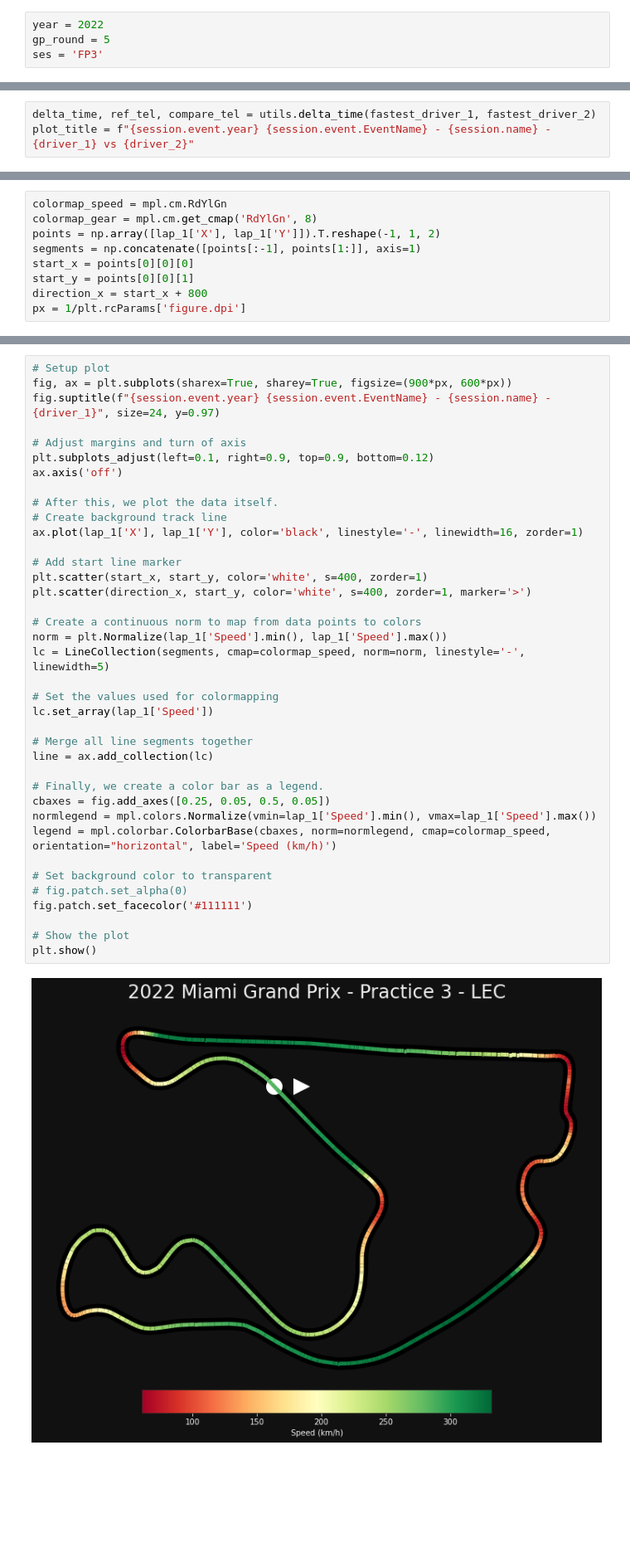
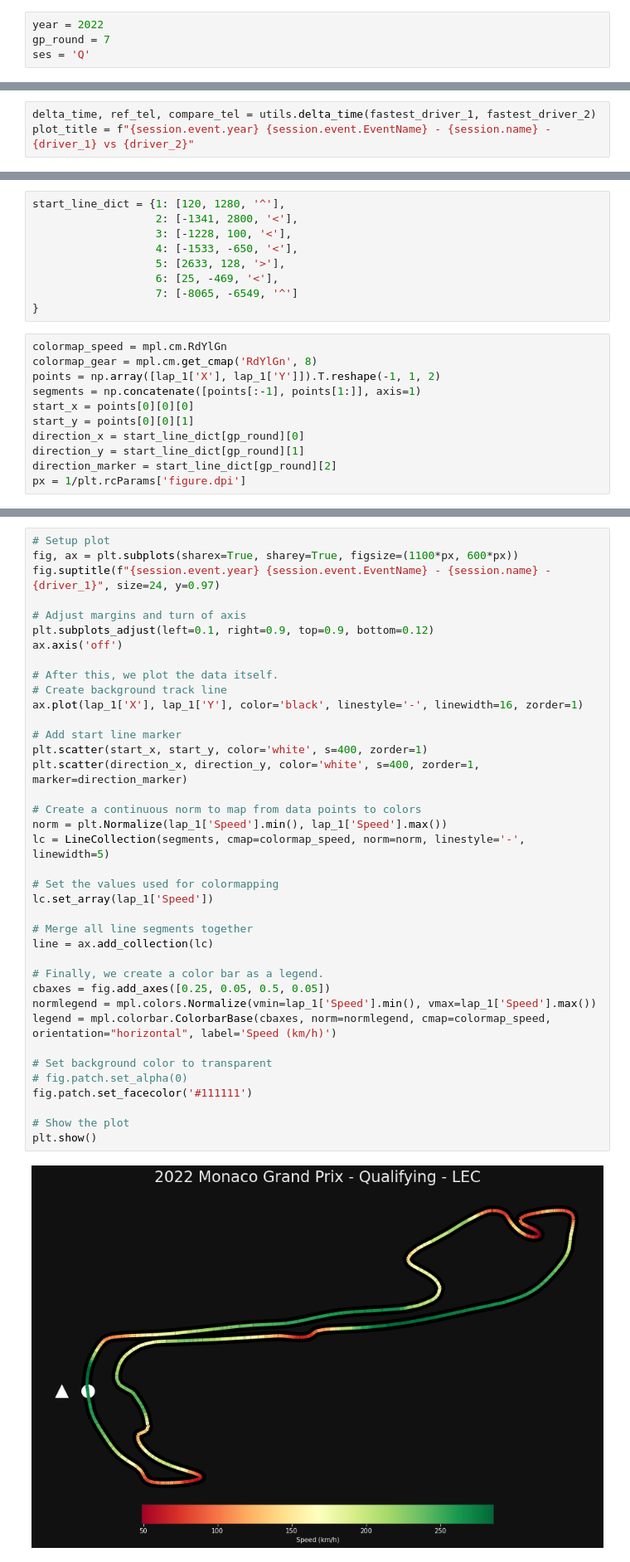
Before and after one commit to GuillaumeArp/Jedha_F1_Project, a Jupyter notebook: Guillaume/test_guillaume.ipynb, the cells around one changed output, grey strips where cells are left out. Shown at 83% size. Drawn from its saved outputs; the diff is of its cells as text; blank space fills up the shorter version.

```diff
--- a/Guillaume/test_guillaume.ipynb
+++ b/Guillaume/test_guillaume.ipynb
@@ -21,7 +19,7 @@ NotADirectoryError: Cache directory does not exist! Please check for typos or cr
 # %%
 year = 2022
-gp_round = 5
-ses = 'FP3'
+gp_round = 7
+ses = 'Q'
 # %%
 driver_1 = 'LEC'
 driver_2 = 'PER'
@@ -200,3 +198,12 @@ See Full Dataframe in Mito
+# %%
+start_line_dict = {1: [120, 1280, '^'],
+                   2: [-1341, 2800, '<'],
+                   3: [-1228, 100, '<'],
+                   4: [-1533, -650, '<'],
+                   5: [2633, 128, '>'],
+                   6: [25, -469, '<'],
+                   7: [-8065, -6549, '^']
+}
 # %%
 colormap_speed = mpl.cm.RdYlGn
 colormap_gear = mpl.cm.get_cmap('RdYlGn', 8)
@@ -204,5 +211,7 @@ points = np.array([lap_1['X'], lap_1['Y']]).T.reshape(-1, 1, 2)
 segments = np.concatenate([points[:-1], points[1:]], axis=1)
 start_x = points[0][0][0]
 start_y = points[0][0][1]
-direction_x = start_x + 800
+direction_x = start_line_dict[gp_round][0]
+direction_y = start_line_dict[gp_round][1]
+direction_marker = start_line_dict[gp_round][2]
 px = 1/plt.rcParams['figure.dpi']
@@ -213,6 +222,6 @@ direction_x
 # %%
 # Setup plot
-fig, ax = plt.subplots(sharex=True, sharey=True, figsize=(900*px, 600*px))
+fig, ax = plt.subplots(sharex=True, sharey=True, figsize=(1100*px, 600*px))
 fig.suptitle(f"{session.event.year} {session.event.EventName} - {session.name} - {driver_1}", size=24, y=0.97)
 
 # Adjust margins and turn of axis
@@ -221,34 +230,34 @@ ax.axis('off')
 
 # After this, we plot the data itself.
 # Create background track line
 ax.plot(lap_1['X'], lap_1['Y'], color='black', linestyle='-', linewidth=16, zorder=1)
 
 # Add start line marker
 plt.scatter(start_x, start_y, color='white', s=400, zorder=1)
-plt.scatter(direction_x, start_y, color='white', s=400, zorder=1, marker='>')
+plt.scatter(direction_x, direction_y, color='white', s=400, zorder=1, marker=direction_marker)
 
 # Create a continuous norm to map from data points to colors
 norm = plt.Normalize(lap_1['Speed'].min(), lap_1['Speed'].max())
 lc = LineCollection(segments, cmap=colormap_speed, norm=norm, linestyle='-', linewidth=5)
 
 # Set the values used for colormapping
 lc.set_array(lap_1['Speed'])
 
 # Merge all line segments together
 line = ax.add_collection(lc)
 
 # Finally, we create a color bar as a legend.
 cbaxes = fig.add_axes([0.25, 0.05, 0.5, 0.05])
 normlegend = mpl.colors.Normalize(vmin=lap_1['Speed'].min(), vmax=lap_1['Speed'].max())
 legend = mpl.colorbar.ColorbarBase(cbaxes, norm=normlegend, cmap=colormap_speed, orientation="horizontal", label='Speed (km/h)')
 
 # Set background color to transparent
 # fig.patch.set_alpha(0)
 fig.patch.set_facecolor('#111111')
 
 # Show the plot
 plt.show()
 # %% [output]
-[figure, old version]
+[figure, new version]
 # %%
 # Setup plot
```
Also changed, not shown: parts of 17 cells of this notebook.
